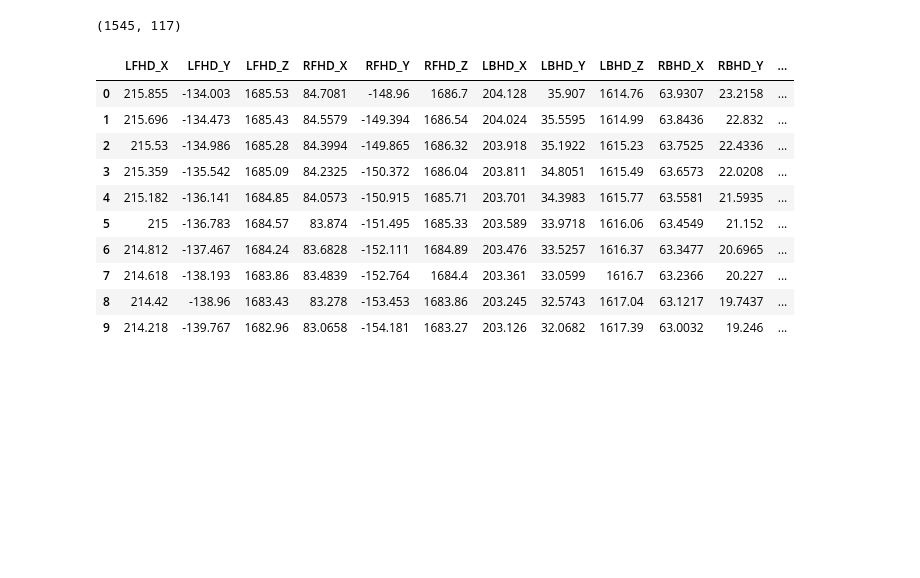
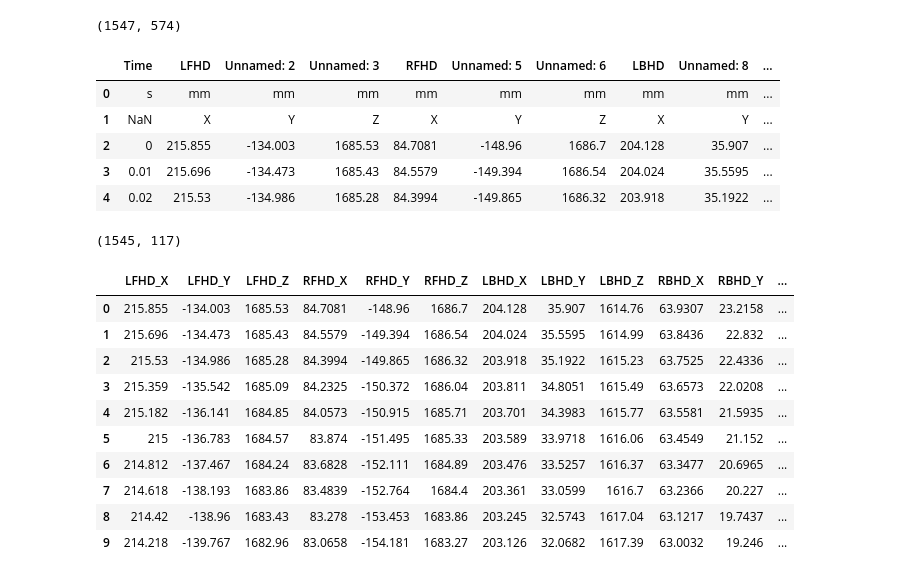
Before and after one commit to Missmeva/ND_recognition, a Jupyter notebook: app/c3d_file_preprocessing.ipynb, the cells around one changed output. Saved outputs shown, nothing was run; the diff lists cells and outputs as text; code cells hidden in the pictures; blank space fills up the shorter version.

```diff
--- a/app/c3d_file_preprocessing.ipynb
+++ b/app/c3d_file_preprocessing.ipynb
@@ -17,5 +17,18 @@ pd.set_option('display.max_columns', None)
 # %%
 recording = pd.read_csv("data/samples/healthy/train/recording_01/recording_key_points.csv", header = 0)
+# %%
+recording.shape
+# %% [output]
+(1547, 574)
+# %%
+recording.head()
+# %% [output]
+|  | Time | LFHD | Unnamed: 2 | Unnamed: 3 | RFHD | Unnamed: 5 | Unnamed: 6 | LBHD | Unnamed: 8 | ... |
+| 0 | s | mm | mm | mm | mm | mm | mm | mm | mm | ... |
+| 1 | NaN | X | Y | Z | X | Y | Z | X | Y | ... |
+| 2 | 0 | 215.855 | -134.003 | 1685.53 | 84.7081 | -148.96 | 1686.7 | 204.128 | 35.907 | ... |
+| 3 | 0.01 | 215.696 | -134.473 | 1685.43 | 84.5579 | -149.394 | 1686.54 | 204.024 | 35.5595 | ... |
+| 4 | 0.02 | 215.53 | -134.986 | 1685.28 | 84.3994 | -149.865 | 1686.32 | 203.918 | 35.1922 | ... |
 # %%
 def structurize_df(recording):
   suffices = ['X', 'Y', 'Z']
```
Also changed, not shown: parts of 23 cells of this notebook, 7 other files.
